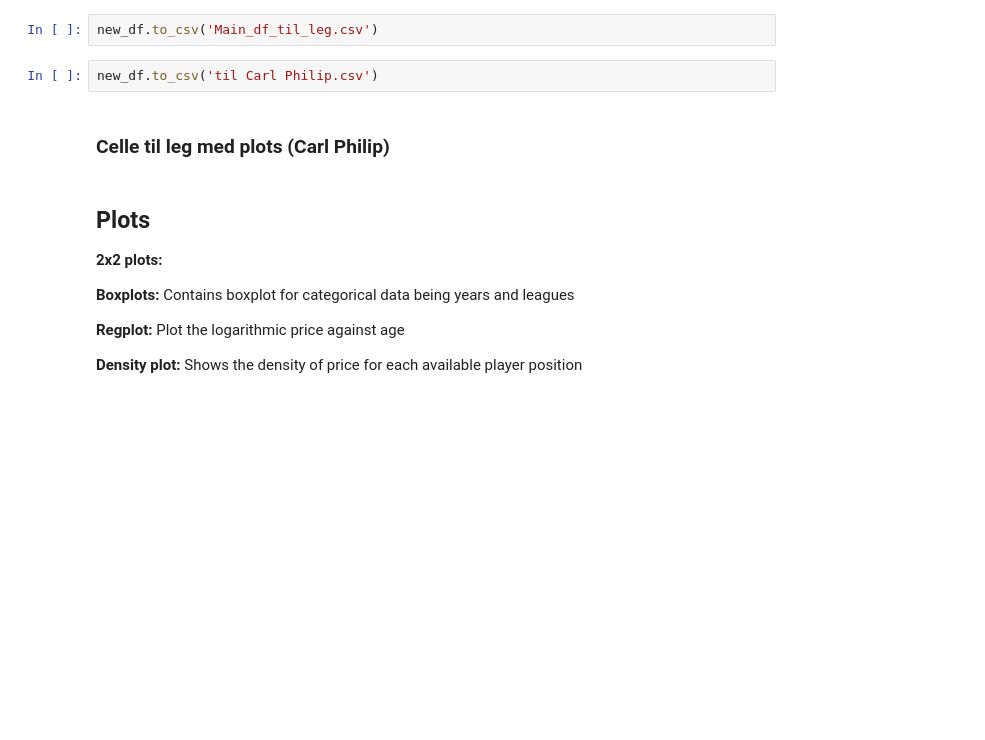
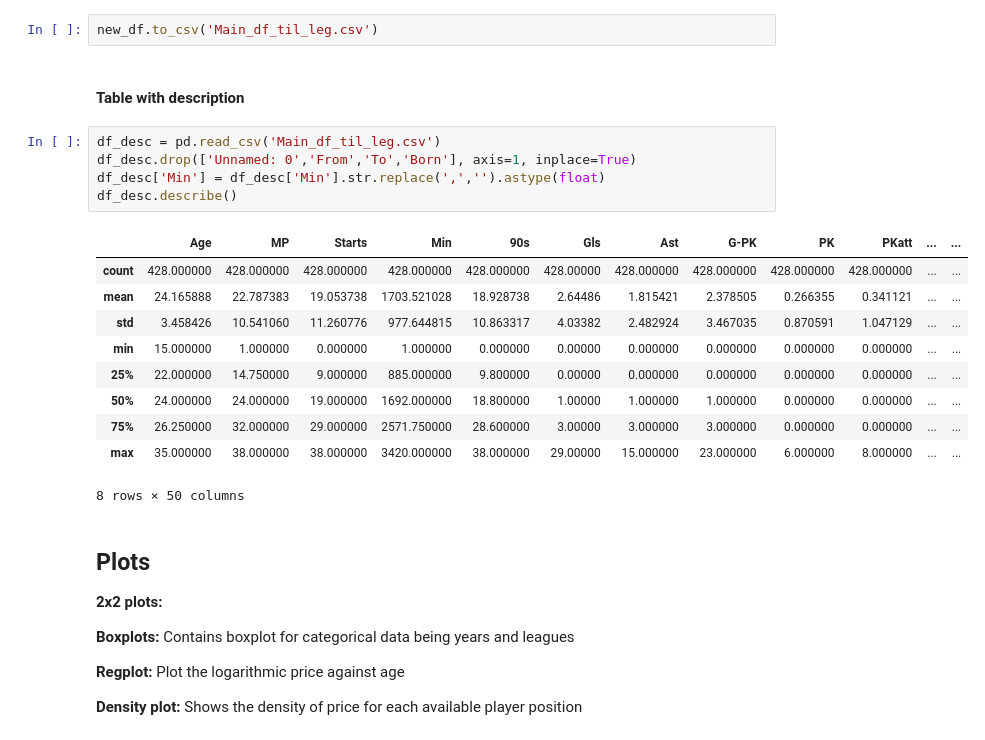
Before and after one commit to mathiasbindseil/three_drengz, a Jupyter notebook: ISDS - Kopi.ipynb, the cells around one changed output. Saved outputs shown, nothing was run; the diff lists cells and outputs as text; blank space fills up the shorter version.

Commit message:
desc_sheeeeesh

```diff
--- a/ISDS - Kopi.ipynb
+++ b/ISDS - Kopi.ipynb
@@ -351,10 +341,24 @@ new_df.dropna(subset=['Price_m'],inplace=True)
 # Nu skal der bare droppes de rows med NaN i price
 # %%
 new_df.to_csv('Main_df_til_leg.csv')
-# %%
-new_df.to_csv('til Carl Philip.csv')
-# %% [markdown]
-### Celle til leg med plots (Carl Philip)
+# %% [markdown]
+#### Table with description
+# %%
+df_desc = pd.read_csv('Main_df_til_leg.csv')
+df_desc.drop(['Unnamed: 0','From','To','Born'], axis=1, inplace=True)
+df_desc['Min'] = df_desc['Min'].str.replace(',','').astype(float)
+df_desc.describe()
+# %% [output]
+|  | Age | MP | Starts | Min | 90s | Gls | Ast | G-PK | PK | PKatt | ... | ... |
+| count | 428.000000 | 428.000000 | 428.000000 | 428.000000 | 428.000000 | 428.00000 | 428.000000 | 428.000000 | 428.000000 | 428.000000 | ... | ... |
+| mean | 24.165888 | 22.787383 | 19.053738 | 1703.521028 | 18.928738 | 2.64486 | 1.815421 | 2.378505 | 0.266355 | 0.341121 | ... | ... |
+| std | 3.458426 | 10.541060 | 11.260776 | 977.644815 | 10.863317 | 4.03382 | 2.482924 | 3.467035 | 0.870591 | 1.047129 | ... | ... |
+| min | 15.000000 | 1.000000 | 0.000000 | 1.000000 | 0.000000 | 0.00000 | 0.000000 | 0.000000 | 0.000000 | 0.000000 | ... | ... |
+| 25% | 22.000000 | 14.750000 | 9.000000 | 885.000000 | 9.800000 | 0.00000 | 0.000000 | 0.000000 | 0.000000 | 0.000000 | ... | ... |
+| 50% | 24.000000 | 24.000000 | 19.000000 | 1692.000000 | 18.800000 | 1.00000 | 1.000000 | 1.000000 | 0.000000 | 0.000000 | ... | ... |
+| 75% | 26.250000 | 32.000000 | 29.000000 | 2571.750000 | 28.600000 | 3.00000 | 3.000000 | 3.000000 | 0.000000 | 0.000000 | ... | ... |
+| max | 35.000000 | 38.000000 | 38.000000 | 3420.000000 | 38.000000 | 29.00000 | 15.000000 | 23.000000 | 6.000000 | 8.000000 | ... | ... |
+8 rows × 50 columns
 # %% [markdown]
 ## **Plots**
 
```
Also changed, not shown: parts of 5 cells of this notebook, 1 other file.
